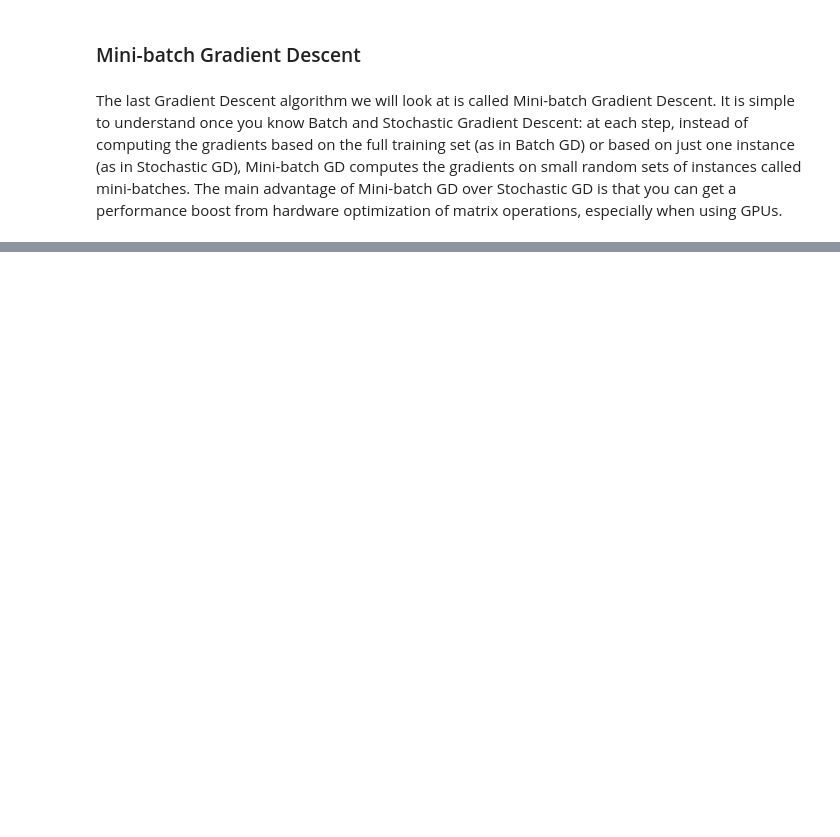
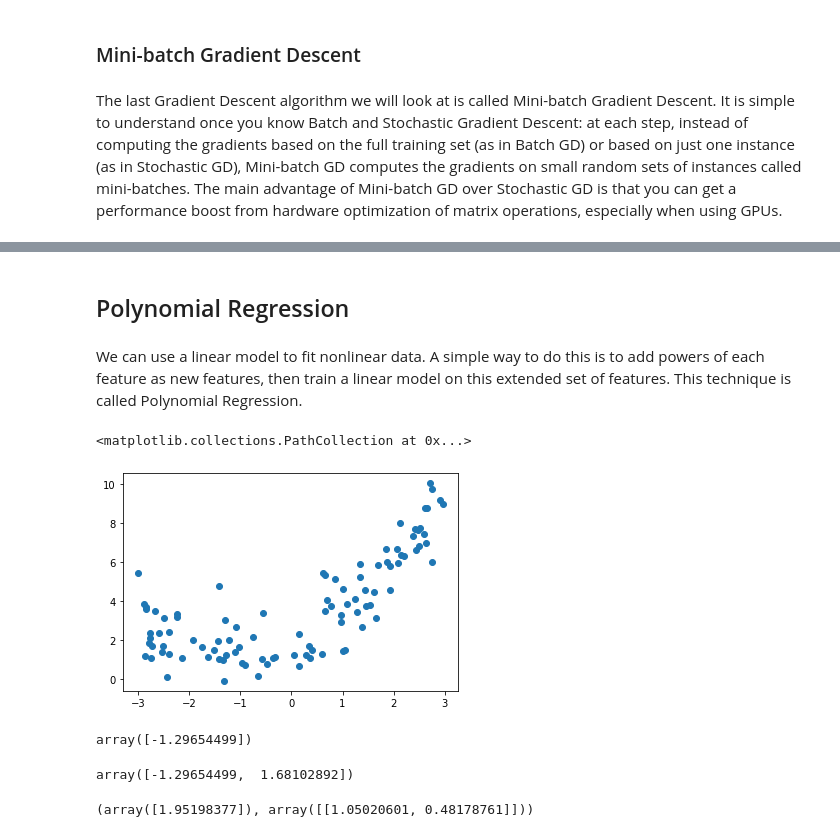
Before and after one commit to alexandrehsd/handson-ml-notes, a Jupyter notebook: ch04_training_models.ipynb, the cells around one changed output, grey strips where cells are left out. Saved outputs shown, nothing was run; the diff lists cells and outputs as text; code cells hidden in the pictures; blank space fills up the shorter version.

```diff
--- a/ch04_training_models.ipynb
+++ b/ch04_training_models.ipynb
@@ -151,0 +158,32 @@ The last Gradient Descent algorithm we will look at is called Mini-batch Gradien
+# %% [markdown]
+## Polynomial Regression
+# %% [markdown]
+We can use a linear model to fit nonlinear data. A simple way to do this is to add powers of each feature as new features, then train a linear model on this extended set of
+features. This technique is called Polynomial Regression.
+# %%
+m = 100
+X = 6 * np.random.rand(m, 1) - 3
+y = 0.5 * X**2 + X + 2 + np.random.randn(m, 1)
+# %%
+plt.scatter(X, y)
+# %% [output]
+<matplotlib.collections.PathCollection at 0x...>
+[figure, added]
+# %%
+from sklearn.preprocessing import PolynomialFeatures
+
+poly_features = PolynomialFeatures(degree=2, include_bias=False)
+X_poly = poly_features.fit_transform(X)
+X[0]
+# %% [output]
+array([-1.29654499])
+# %%
+X_poly[0]
+# %% [output]
+array([-1.29654499,  1.68102892])
+# %%
+lin_reg = LinearRegression()
+lin_reg.fit(X_poly, y)
+lin_reg.intercept_, lin_reg.coef_
+# %% [output]
+(array([1.95198377]), array([[1.05020601, 0.48178761]]))
```
Also changed, not shown: parts of 75 cells of this notebook.
